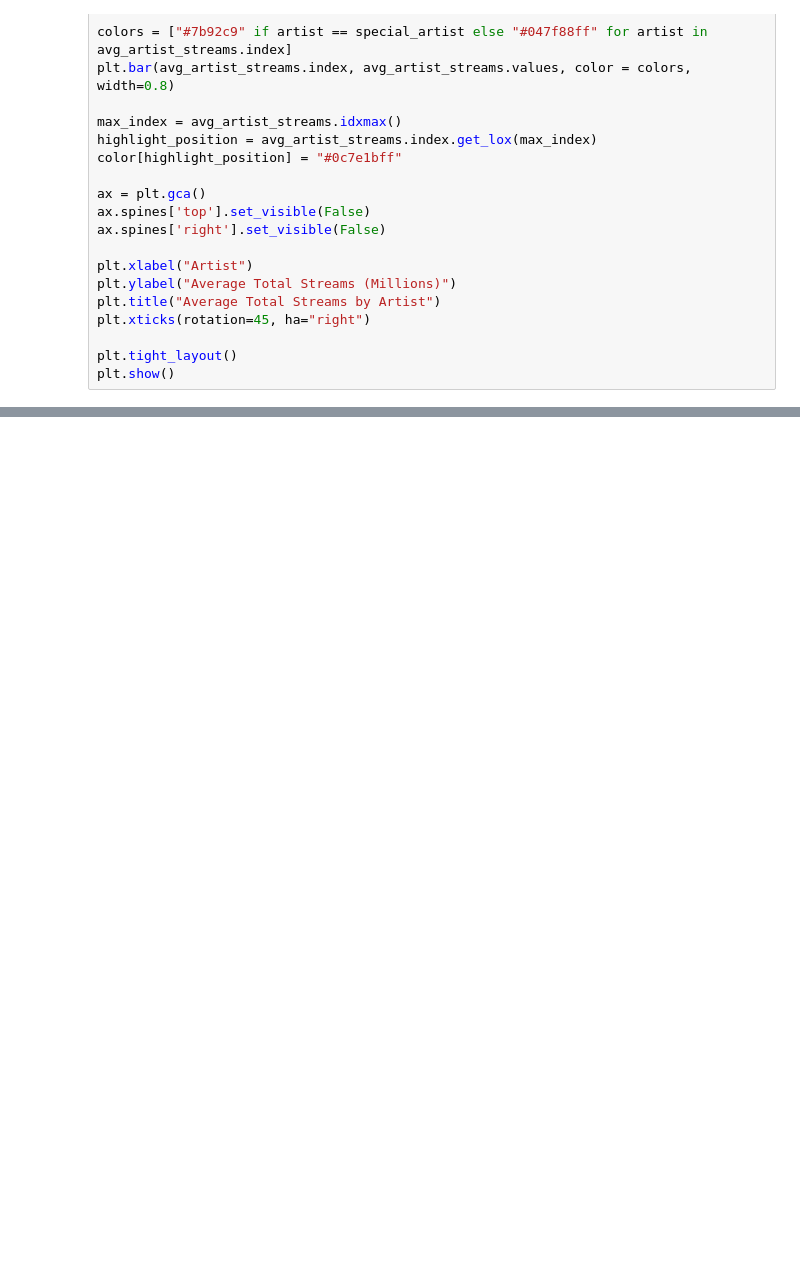
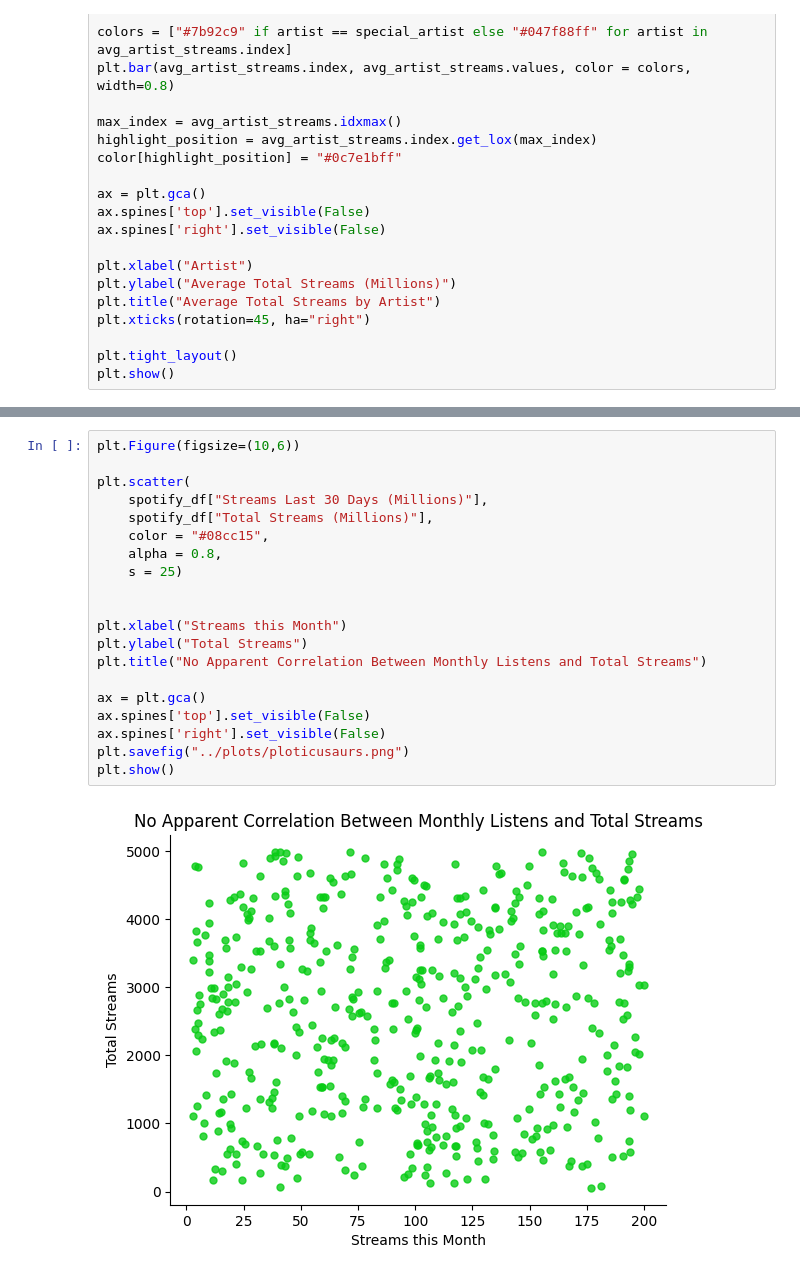
Before and after one commit to Ryanohmm/Learning_plots_ro, a Jupyter notebook: notebooks/notebook.ipynb, the cells around one changed output, grey strips where cells are left out. Drawn from its saved outputs; the diff is of its cells as text; blank space fills up the shorter version.

```diff
--- a/notebooks/notebook.ipynb
+++ b/notebooks/notebook.ipynb
@@ -95,0 +125,22 @@ plt.show()
+# %%
+plt.Figure(figsize=(10,6))
+
+plt.scatter(
+    spotify_df["Streams Last 30 Days (Millions)"],
+    spotify_df["Total Streams (Millions)"],
+    color = "#08cc15",
+    alpha = 0.8,
+    s = 25)
+
+
+plt.xlabel("Streams this Month")
+plt.ylabel("Total Streams")
+plt.title("No Apparent Correlation Between Monthly Listens and Total Streams")
+
+ax = plt.gca()
+ax.spines['top'].set_visible(False)
+ax.spines['right'].set_visible(False)
+plt.savefig("../plots/ploticusaurs.png")
+plt.show()
+# %% [output]
+[figure, added]
```
Also changed, not shown: parts of 13 cells of this notebook, 3 other files.
